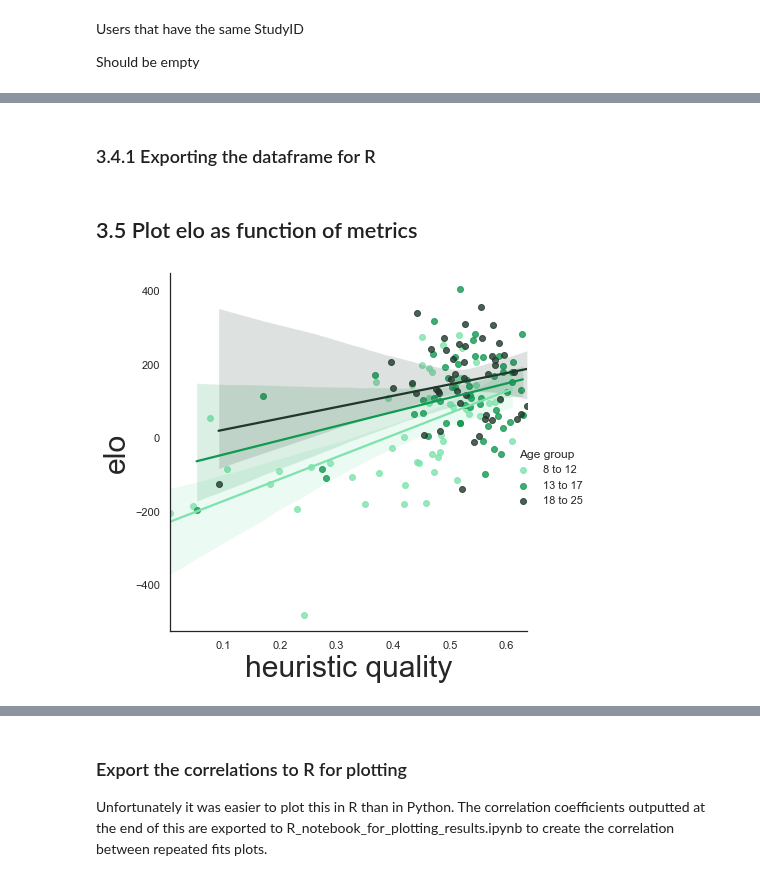
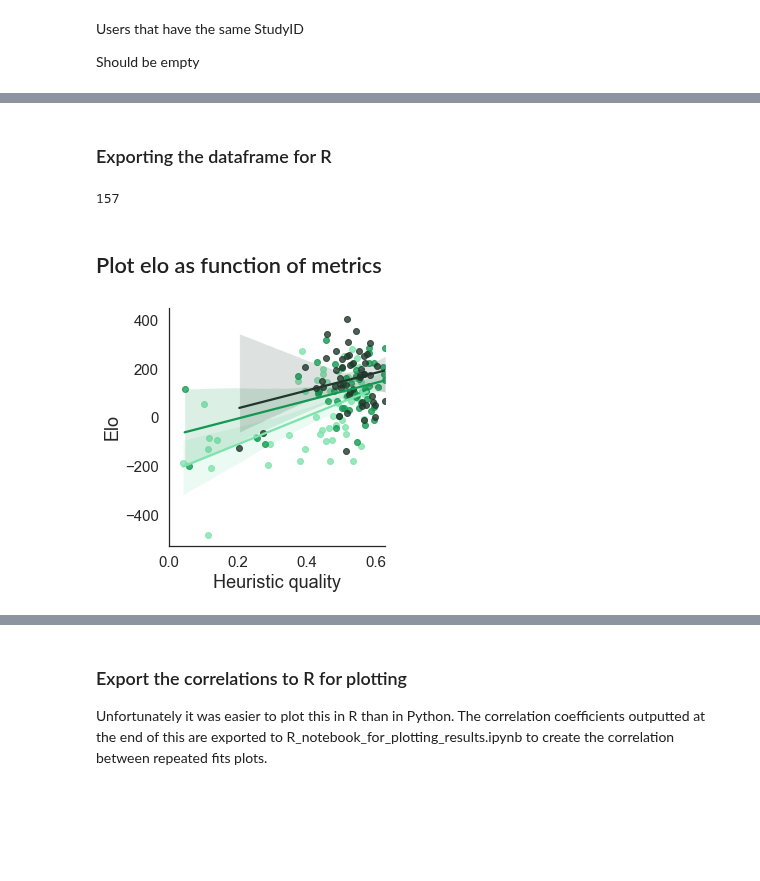
Before and after one commit to sinabolouki/fourinarow_analyses, a Jupyter notebook: Analysis notebooks/new/Age Plots.ipynb, the cells around one changed output, grey strips where cells are left out. Drawn from its saved outputs; the diff is of its cells as text; code cells hidden in the pictures; blank space fills up the shorter version.

```diff
--- a/Analysis notebooks/new/Age Plots.ipynb
+++ b/Analysis notebooks/new/Age Plots.ipynb
@@ -105,7 +121,7 @@ duplicates[duplicates["StudyID"].duplicated(keep=False)]
 # %%
 #create age bins and dataframes
 
-bins = [7, 12, 18, 25]
+bins = [7, 12, 17, 25]
 ageBinrNr2Value = {0: 10, 1: 15, 2:21}
 age['ageBin'] = pd.cut(age['FlooredAge'], bins)
 age['ageBinNr'] = age['ageBin'].cat.codes
@@ -119,9 +135,10 @@ gameCat = pd.merge(rts, age, on="StudyID", how="left")
 raw_metrics = pwm.loc[:,("subject", "fold", "planning depth", "feature drop rate", "heuristic quality", "elo")]
 raw_metrics["StudyID"] = raw_metrics["subject"].apply(lambda x: username2studyid[x])
 raw_metrics = pd.merge(raw_metrics, age, on="StudyID", how="left")
-metrics = raw_metrics.dropna()
+metrics = raw_metrics.dropna(subset=['ExactAge'])
 
 dropped_nans = raw_metrics[~raw_metrics.index.isin(metrics.index)]
 print(f"Dropped rows with nans: {len(dropped_nans)}")
 dropped_nans
+#subject A1153 is 27 years old so is excluded.
 # %% [output]
@@ -244,0 +319,5 @@ plot_freq("TotalDurationMinutes", "Task duration (minutes)")
+# %%
+sns.set(style = "white", rc={"axes.labelsize":18, 'xtick.labelsize':15, 'ytick.labelsize':15})
+hqcorr_plot = sns.lmplot(data=rtmetrics, y="RT", x="elo", height = 4, legend_out = True)
+hqcorr_plot.axes[0,0].set_xlabel('HQ')
+hqcorr_plot.axes[0,0].set_ylabel('RT')
@@ -288,13 +387,15 @@ Text(0, 0.5, 'Average frequency')
 # %%
-sns.set(style = "white", rc={'figure.figsize':(10,5), "font.size":25,"axes.titlesize":8,"axes.labelsize":30})
+sns.set(style = "white", rc={'figure.figsize':(5,2.5), "font.size":12,"axes.titlesize":5,"axes.labelsize":12})
 gcplot = sns.lineplot(
     data=gameCat, x="GameNr", y="Category", hue="ageBinNr", err_style="bars", ci=68,
-    palette = age_colors, linewidth = 3
+    palette = age_colors, linewidth = 2
 )
+sns.despine()
 gcplot.set(xlabel='Game number', ylabel='Opponent category')
-gcplot.legend(age_labels, fontsize='18')
-gcplot.set_yticklabels(gcplot.get_yticks().astype(int), size = 25)
-gcplot.set_xticklabels(gcplot.get_xticks().astype(int), size = 25)
+gcplot.legend(age_labels, fontsize='12', bbox_to_anchor=(1.01, 1), borderaxespad=0)
+gcplot.set_yticklabels(gcplot.get_yticks().astype(int), size = 12)
+gcplot.set_xticklabels(gcplot.get_xticks().astype(int), size = 12)
 
-plt.show()
+#plt.show()
+gcplot.figure.savefig("../data/staircase.pdf", dpi=300, bbox_inches='tight')
 # %% [output]
@@ -465,4 +572,10 @@ meanMetrics.head()
 # %% [markdown]
-### 3.4.1 Exporting the dataframe for R
+### Exporting the dataframe for R
+# %%
+metrics["subject"].nunique()
+
+len(meanMetrics.index)
+# %% [output]
+157
 # %%
 #Save dataframes to csv for R
@@ -470,11 +583,20 @@ meanMetrics.head()
 meanMetrics.to_csv('../data/meanMetrics.csv', index = False, header=True)
 # %% [markdown]
-## 3.5 Plot elo as function of metrics
+## Plot elo as function of metrics
 # %%
-elo_hq_plot = sns.lmplot(data=meanMetrics, y="elo", x="heuristic quality", hue = "ageBinNr", palette = age_colors, height = 6)
-new_title = 'Age group'
-elo_hq_plot._legend.set_title(new_title)
-new_labels = ['8 to 12', '13 to 17', '18 to 25']
-for t, l in zip(elo_hq_plot._legend.texts, new_labels): t.set_text(l)
+sns.set(style = "white", rc={"axes.labelsize":18, 'xtick.labelsize':15, 'ytick.labelsize':15})
+
+elo_hq_plot = sns.lmplot(data=meanMetrics, y="elo", x="heuristic quality", hue = "ageBinNr", palette = age_colors, height = 4)
+elo_hq_plot.axes[0,0].set_xlabel('Heuristic quality')
+elo_hq_plot.axes[0,0].set_ylabel('Elo')
+elo_hq_plot.axes[0,0].set_xticks(np.arange(0, 0.8, 0.2))
+elo_hq_plot._legend.remove()
+
+elo_hq_plot.fig.savefig("../data/elo_hq.pdf", dpi=300, bbox_inches='tight')
+
+#new_title = 'Age group'
+#elo_hq_plot._legend.set_title(new_title)
+#new_labels = ['8 to 12', '13 to 17', '18 to 25']
+#for t, l in zip(elo_hq_plot._legend.texts, new_labels): t.set_text(l)
 # %% [output]
-[figure, old version]
+[figure, new version]
```
Also changed, not shown: parts of 76 cells of this notebook, 6 other files.
